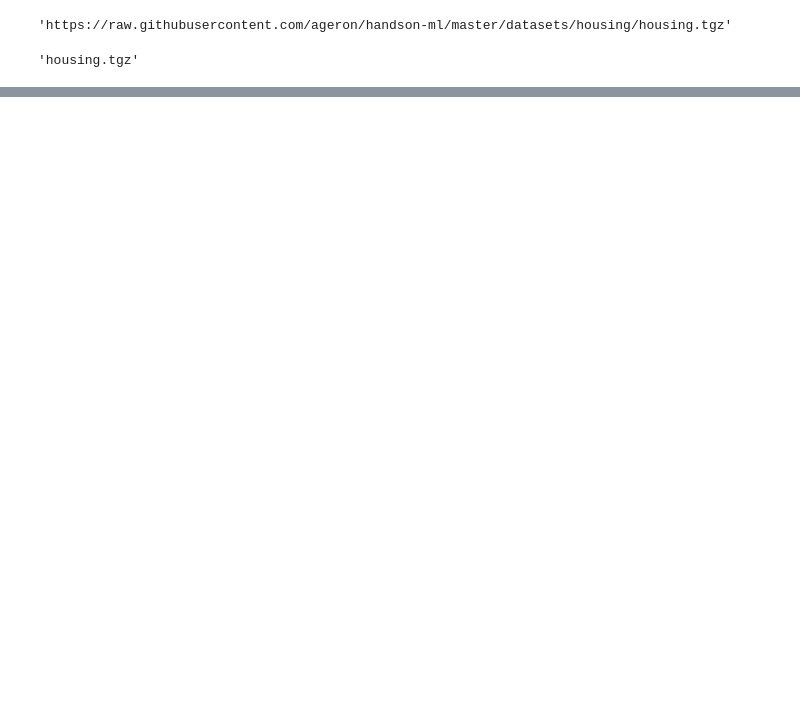
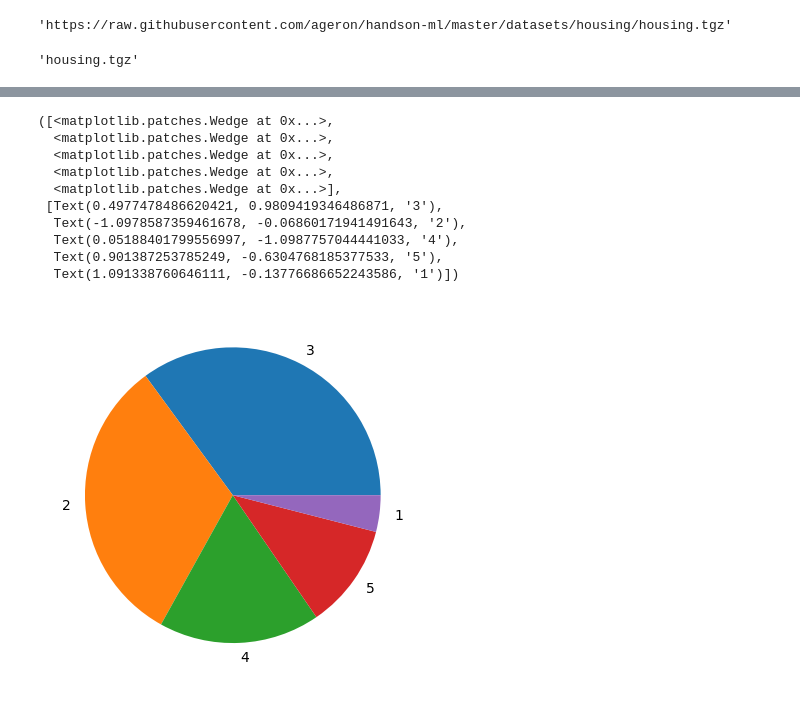
Before and after one commit to Paulsourav97/ML_project01, a Jupyter notebook: notebook/example2.ipynb, the cells around one changed output, grey strips where cells are left out. Saved outputs shown, nothing was run; the diff lists cells and outputs as text; code cells hidden in the pictures; blank space fills up the shorter version.

```diff
--- a/notebook/example2.ipynb
+++ b/notebook/example2.ipynb
@@ -31,0 +103,2 @@ TypeError: __str__ returned non-string (type HousingException)
+# %%
+test_df = housing_data_frame.loc[test_ix]
@@ -31,0 +121,14 @@ TypeError: __str__ returned non-string (type HousingException)
+# %%
+plt.pie(test_df.income_cat.value_counts(), labels=test_df.income_cat.value_counts().index)
+# %% [output]
+([<matplotlib.patches.Wedge at 0x...>,
+  <matplotlib.patches.Wedge at 0x...>,
+  <matplotlib.patches.Wedge at 0x...>,
+  <matplotlib.patches.Wedge at 0x...>,
+  <matplotlib.patches.Wedge at 0x...>],
+ [Text(0.4977478486620421, 0.9809419346486871, '3'),
+  Text(-1.0978587359461678, -0.06860171941491643, '2'),
+  Text(0.05188401799556997, -1.0987757044441033, '4'),
+  Text(0.901387253785249, -0.6304768185377533, '5'),
+  Text(1.091338760646111, -0.13776686652243586, '1')])
+[figure, added]
```
Also changed, not shown: parts of 23 cells of this notebook, 4 other files.
